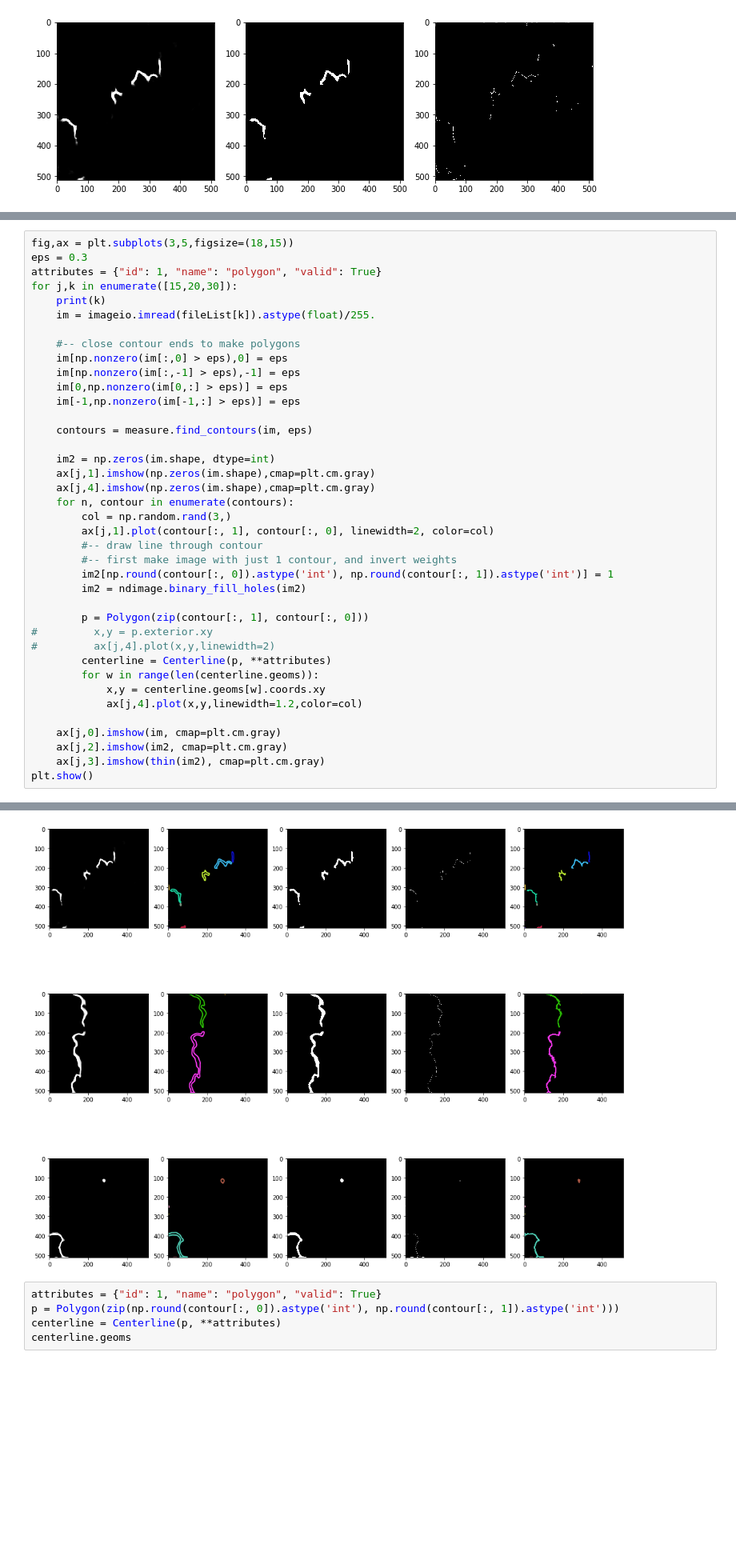
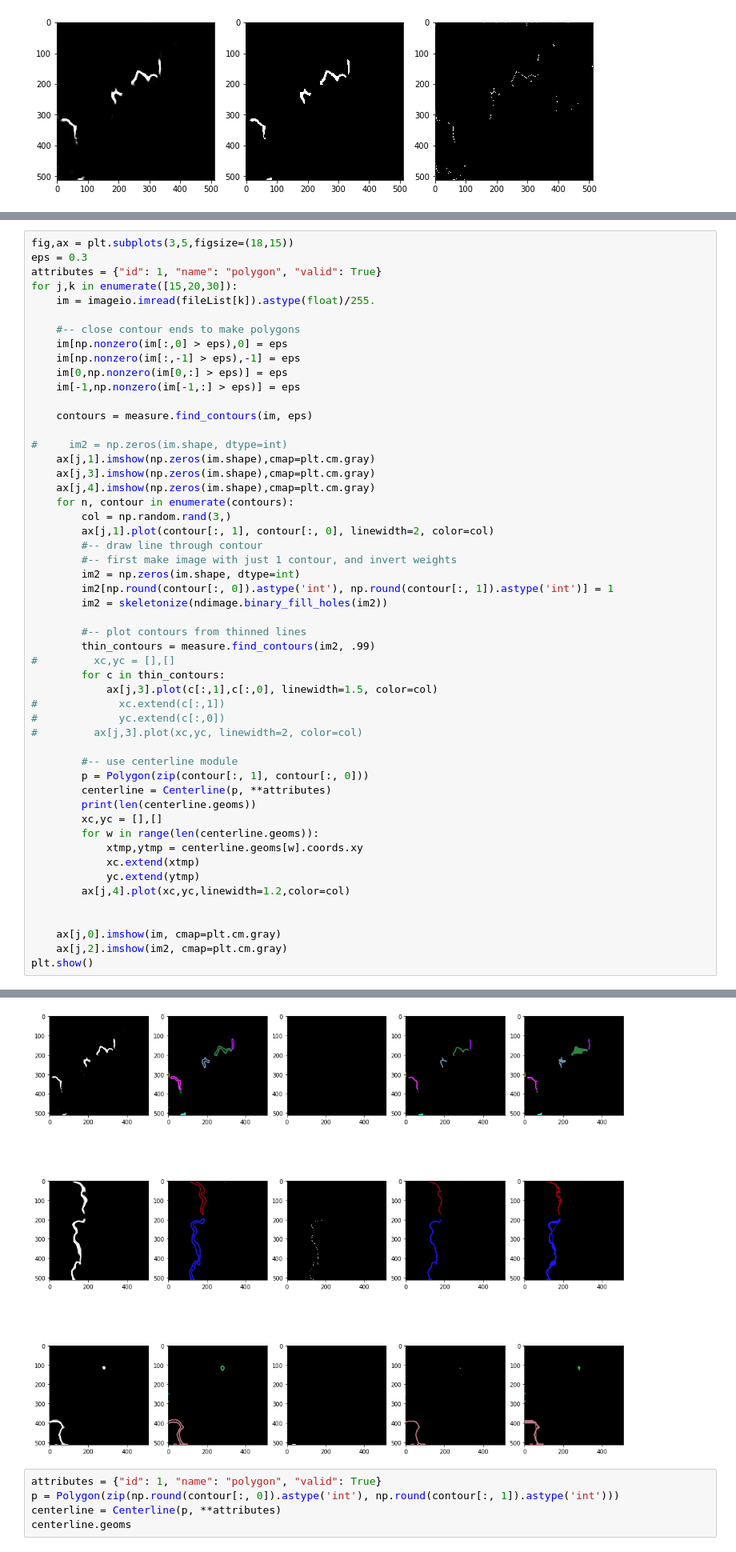
Before and after one commit to yaramohajerani/GL_learning, a Jupyter notebook: GL_postprocessing_geocoded_complex.ipynb, the cells around one changed output, grey strips where cells are left out. Shown at 80% size. Drawn from its saved outputs; the diff is of its cells as text; blank space fills up the shorter version.

```diff
--- a/GL_postprocessing_geocoded_complex.ipynb
+++ b/GL_postprocessing_geocoded_complex.ipynb
@@ -107,7 +107,6 @@ fig,ax = plt.subplots(3,5,figsize=(18,15))
 eps = 0.3
 attributes = {"id": 1, "name": "polygon", "valid": True}
 for j,k in enumerate([15,20,30]):
-    print(k)
     im = imageio.imread(fileList[k]).astype(float)/255.
 
     #-- close contour ends to make polygons
@@ -118,27 +117,41 @@ for j,k in enumerate([15,20,30]):
 
     contours = measure.find_contours(im, eps)
 
-    im2 = np.zeros(im.shape, dtype=int)
+#     im2 = np.zeros(im.shape, dtype=int)
     ax[j,1].imshow(np.zeros(im.shape),cmap=plt.cm.gray)
+    ax[j,3].imshow(np.zeros(im.shape),cmap=plt.cm.gray)
     ax[j,4].imshow(np.zeros(im.shape),cmap=plt.cm.gray)
     for n, contour in enumerate(contours):
         col = np.random.rand(3,)
         ax[j,1].plot(contour[:, 1], contour[:, 0], linewidth=2, color=col)
         #-- draw line through contour
         #-- first make image with just 1 contour, and invert weights
+        im2 = np.zeros(im.shape, dtype=int)
         im2[np.round(contour[:, 0]).astype('int'), np.round(contour[:, 1]).astype('int')] = 1
-        im2 = ndimage.binary_fill_holes(im2)
+        im2 = skeletonize(ndimage.binary_fill_holes(im2))
 
+        #-- plot contours from thinned lines
+        thin_contours = measure.find_contours(im2, .99)
+#         xc,yc = [],[]
+        for c in thin_contours:
+            ax[j,3].plot(c[:,1],c[:,0], linewidth=1.5, color=col)
+#             xc.extend(c[:,1])
+#             yc.extend(c[:,0])
+#         ax[j,3].plot(xc,yc, linewidth=2, color=col)
+
+        #-- use centerline module
         p = Polygon(zip(contour[:, 1], contour[:, 0]))
-#         x,y = p.exterior.xy
-#         ax[j,4].plot(x,y,linewidth=2)
         centerline = Centerline(p, **attributes)
+        print(len(centerline.geoms))
+        xc,yc = [],[]
         for w in range(len(centerline.geoms)):
-            x,y = centerline.geoms[w].coords.xy
-            ax[j,4].plot(x,y,linewidth=1.2,color=col)
+            xtmp,ytmp = centerline.geoms[w].coords.xy
+            xc.extend(xtmp)
+            yc.extend(ytmp)
+        ax[j,4].plot(xc,yc,linewidth=1.2,color=col)
+
 
     ax[j,0].imshow(im, cmap=plt.cm.gray)
     ax[j,2].imshow(im2, cmap=plt.cm.gray)
-    ax[j,3].imshow(thin(im2), cmap=plt.cm.gray)
 plt.show()
 # %% [output]
@@ -148,4 +175,4 @@ plt.show()
-[figure, old version]
+[figure, new version]
 # %%
 attributes = {"id": 1, "name": "polygon", "valid": True}
 p = Polygon(zip(np.round(contour[:, 0]).astype('int'), np.round(contour[:, 1]).astype('int')))
```
Also changed, not shown: parts of 3 cells of this notebook, 2 other files.
